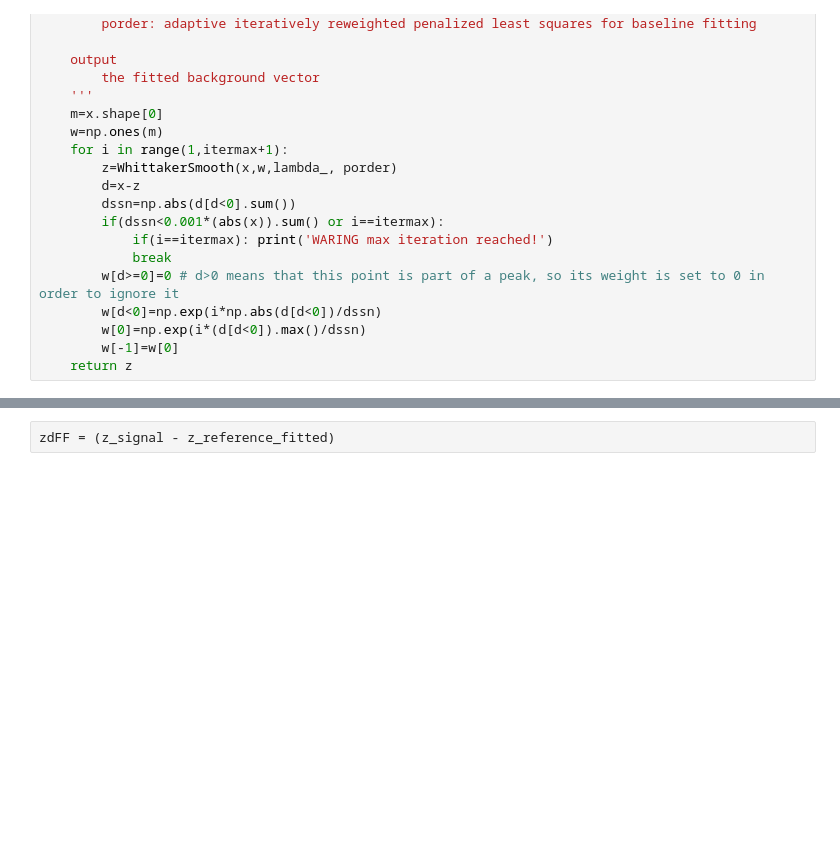
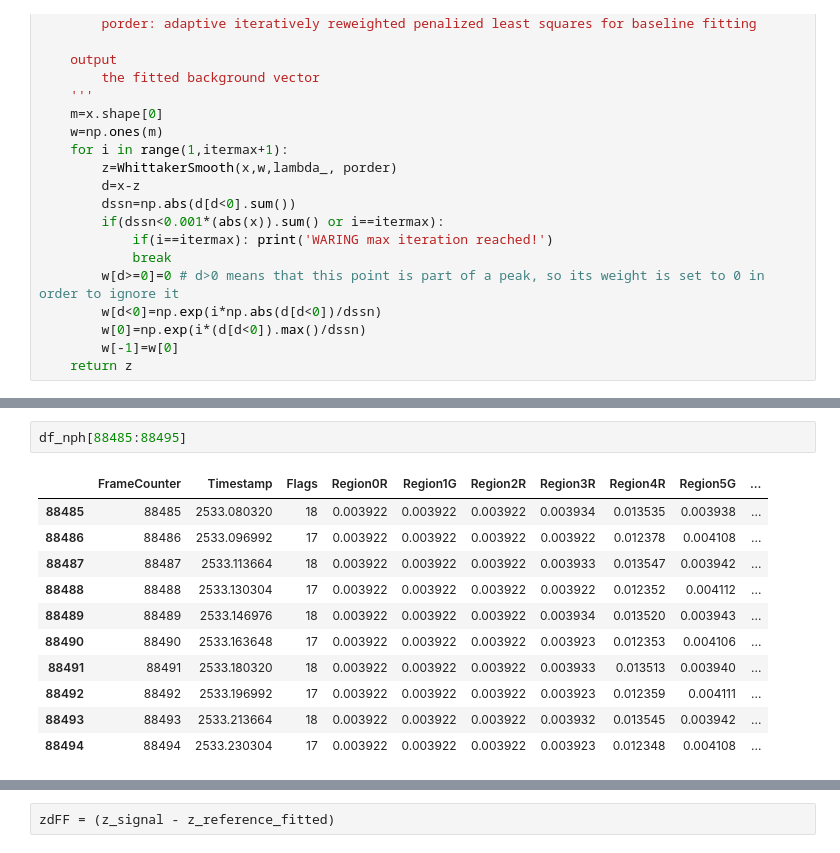
Before and after one commit to KceniaB/NM_project2, a Jupyter notebook: 16_redoing.ipynb, the cells around one changed output, grey strips where cells are left out. Cells and saved outputs as stored; diff of their text form; blank space fills up the shorter version.

```diff
--- a/16_redoing.ipynb
+++ b/16_redoing.ipynb
@@ -431,0 +294,14 @@ df_nph
+# %%
+df_nph[88485:88495]
+# %% [output]
+|  | FrameCounter | Timestamp | Flags | Region0R | Region1G | Region2R | Region3R | Region4R | Region5G | ... |
+| 88485 | 88485 | 2533.080320 | 18 | 0.003922 | 0.003922 | 0.003922 | 0.003934 | 0.013535 | 0.003938 | ... |
+| 88486 | 88486 | 2533.096992 | 17 | 0.003922 | 0.003922 | 0.003922 | 0.003922 | 0.012378 | 0.004108 | ... |
+| 88487 | 88487 | 2533.113664 | 18 | 0.003922 | 0.003922 | 0.003922 | 0.003933 | 0.013547 | 0.003942 | ... |
+| 88488 | 88488 | 2533.130304 | 17 | 0.003922 | 0.003922 | 0.003922 | 0.003922 | 0.012352 | 0.004112 | ... |
+| 88489 | 88489 | 2533.146976 | 18 | 0.003922 | 0.003922 | 0.003922 | 0.003934 | 0.013520 | 0.003943 | ... |
+| 88490 | 88490 | 2533.163648 | 17 | 0.003922 | 0.003922 | 0.003922 | 0.003923 | 0.012353 | 0.004106 | ... |
+| 88491 | 88491 | 2533.180320 | 18 | 0.003922 | 0.003922 | 0.003922 | 0.003933 | 0.013513 | 0.003940 | ... |
+| 88492 | 88492 | 2533.196992 | 17 | 0.003922 | 0.003922 | 0.003922 | 0.003923 | 0.012359 | 0.004111 | ... |
+| 88493 | 88493 | 2533.213664 | 18 | 0.003922 | 0.003922 | 0.003922 | 0.003932 | 0.013545 | 0.003942 | ... |
+| 88494 | 88494 | 2533.230304 | 17 | 0.003922 | 0.003922 | 0.003922 | 0.003923 | 0.012348 | 0.004108 | ... |
```
Also changed, not shown: parts of 26 cells of this notebook, 3 other files.
